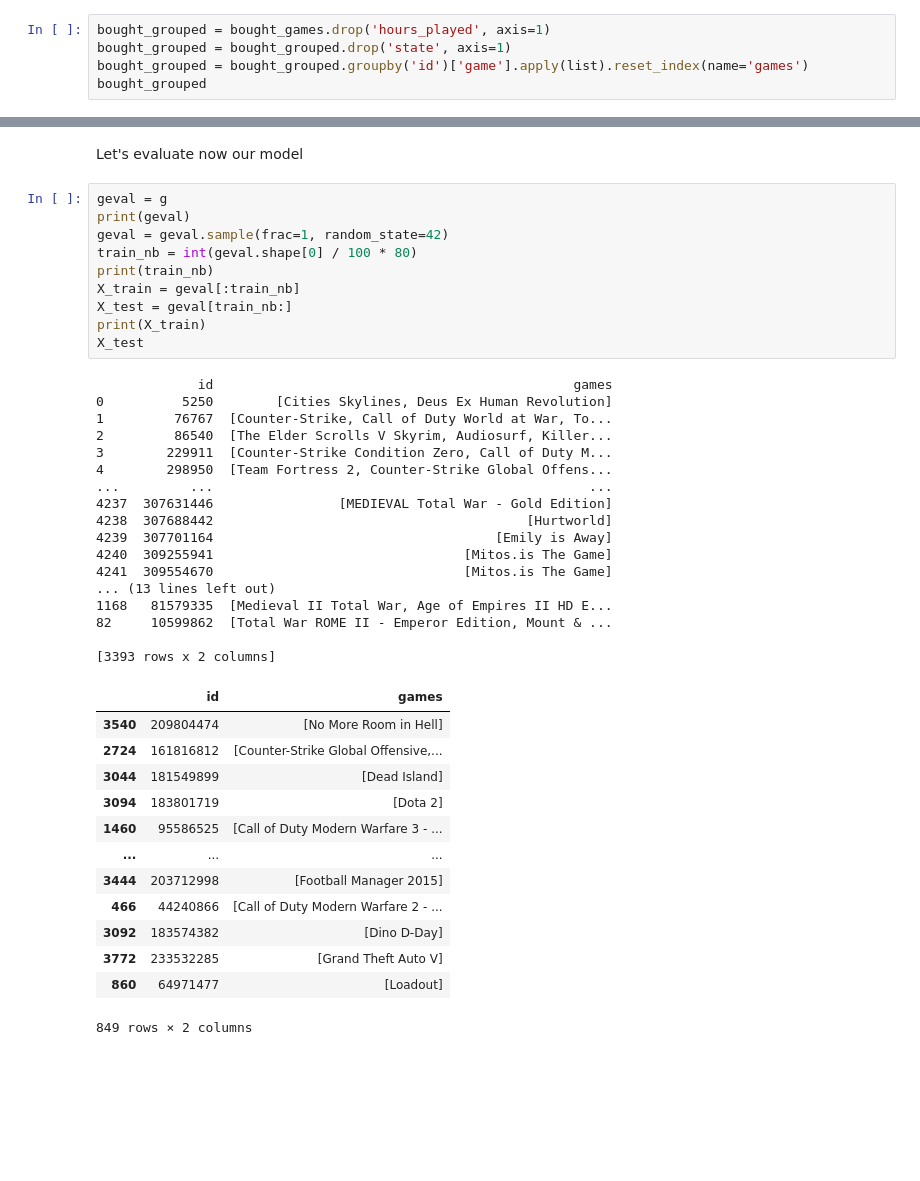
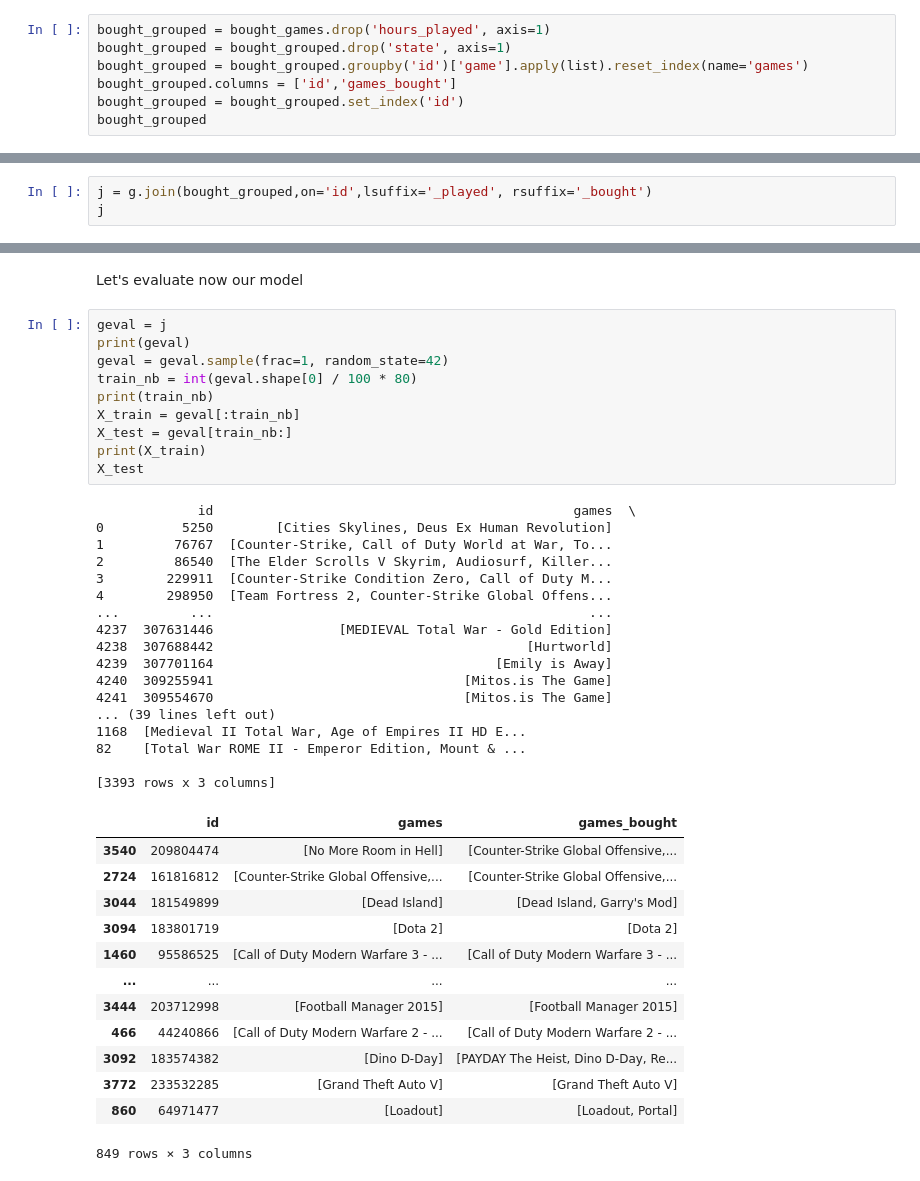
Before and after one commit to Vbardusco/sd201-steam-recommendations, a Jupyter notebook: kaggle_dataset/fis_progress.ipynb, the cells around one changed output, grey strips where cells are left out. Cells and saved outputs as stored; diff of their text form; blank space fills up the shorter version.

```diff
--- a/kaggle_dataset/fis_progress.ipynb
+++ b/kaggle_dataset/fis_progress.ipynb
@@ -20,5 +20,7 @@ We want to see how well we can recommend games using frequent itemset
 bought_grouped = bought_games.drop('hours_played', axis=1)
 bought_grouped = bought_grouped.drop('state', axis=1)
 bought_grouped = bought_grouped.groupby('id')['game'].apply(list).reset_index(name='games')
+bought_grouped.columns = ['id','games_bought']
+bought_grouped = bought_grouped.set_index('id')
 bought_grouped
 # %% [output]
@@ -278,0 +313,3 @@ played_games_sup_avg.sort_values(by='id')
+# %%
+j = g.join(bought_grouped,on='id',lsuffix='_played', rsuffix='_bought')
+j
@@ -379,46 +414,46 @@ To fix this issue, we can increase the threshold, but doing so would remove some
 # %% [markdown]
 Let's evaluate now our model
 # %%
-geval = g
+geval = j
 print(geval)
 geval = geval.sample(frac=1, random_state=42)
 train_nb = int(geval.shape[0] / 100 * 80)
 print(train_nb)
 X_train = geval[:train_nb]
 X_test = geval[train_nb:]
 print(X_train)
 X_test
 # %% [output]
-             id                                              games
+             id                                              games  \
 0          5250        [Cities Skylines, Deus Ex Human Revolution]
 1         76767  [Counter-Strike, Call of Duty World at War, To...
 2         86540  [The Elder Scrolls V Skyrim, Audiosurf, Killer...
 3        229911  [Counter-Strike Condition Zero, Call of Duty M...
 4        298950  [Team Fortress 2, Counter-Strike Global Offens...
 ...         ...                                                ...
 4237  307631446                [MEDIEVAL Total War - Gold Edition]
 4238  307688442                                        [Hurtworld]
 4239  307701164                                    [Emily is Away]
 4240  309255941                                [Mitos.is The Game]
 4241  309554670                                [Mitos.is The Game]
-... (13 lines left out)
-1168   81579335  [Medieval II Total War, Age of Empires II HD E...
-82     10599862  [Total War ROME II - Emperor Edition, Mount & ...
+... (39 lines left out)
+1168  [Medieval II Total War, Age of Empires II HD E...
+82    [Total War ROME II - Emperor Edition, Mount & ...
 
-[3393 rows x 2 columns]
+[3393 rows x 3 columns]
-|  | id | games |
-| 3540 | 209804474 | [No More Room in Hell] |
-| 2724 | 161816812 | [Counter-Strike Global Offensive,... |
-| 3044 | 181549899 | [Dead Island] |
-| 3094 | 183801719 | [Dota 2] |
-| 1460 | 95586525 | [Call of Duty Modern Warfare 3 - ... |
-| ... | ... | ... |
-| 3444 | 203712998 | [Football Manager 2015] |
-| 466 | 44240866 | [Call of Duty Modern Warfare 2 - ... |
-| 3092 | 183574382 | [Dino D-Day] |
-| 3772 | 233532285 | [Grand Theft Auto V] |
-| 860 | 64971477 | [Loadout] |
+|  | id | games | games_bought |
+| 3540 | 209804474 | [No More Room in Hell] | [Counter-Strike Global Offensive,... |
+| 2724 | 161816812 | [Counter-Strike Global Offensive,... | [Counter-Strike Global Offensive,... |
+| 3044 | 181549899 | [Dead Island] | [Dead Island, Garry's Mod] |
+| 3094 | 183801719 | [Dota 2] | [Dota 2] |
+| 1460 | 95586525 | [Call of Duty Modern Warfare 3 - ... | [Call of Duty Modern Warfare 3 - ... |
+| ... | ... | ... | ... |
+| 3444 | 203712998 | [Football Manager 2015] | [Football Manager 2015] |
+| 466 | 44240866 | [Call of Duty Modern Warfare 2 - ... | [Call of Duty Modern Warfare 2 - ... |
+| 3092 | 183574382 | [Dino D-Day] | [PAYDAY The Heist, Dino D-Day, Re... |
+| 3772 | 233532285 | [Grand Theft Auto V] | [Grand Theft Auto V] |
+| 860 | 64971477 | [Loadout] | [Loadout, Portal] |
-849 rows × 2 columns
+849 rows × 3 columns
 # %%
 te3 = TransactionEncoder()
 te_ary3 = te3.fit(X_train['games']).transform(X_train['games'])
```
Also changed, not shown: parts of 22 cells of this notebook.
